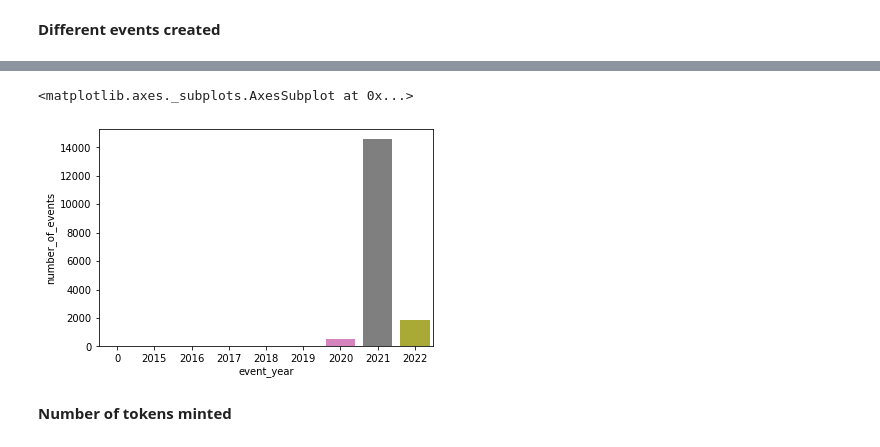
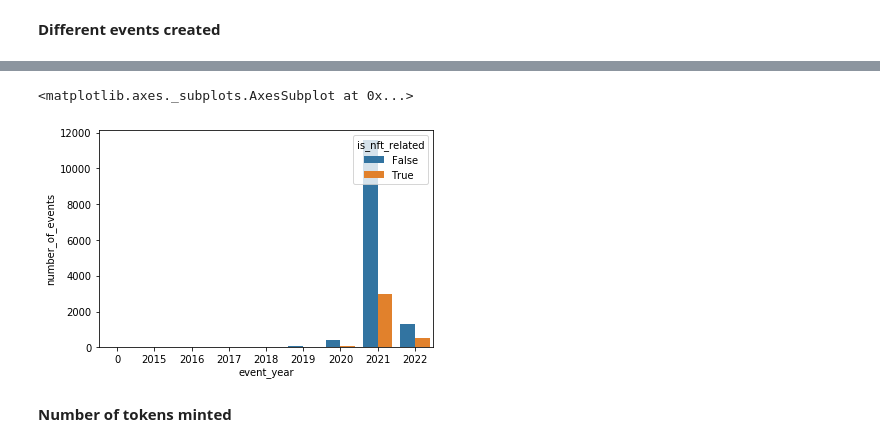
Before and after one commit to fmeiraf/poap_analysis, a Jupyter notebook: analysis/poap_general_analysis.ipynb, the cells around one changed output, grey strips where cells are left out. Drawn from its saved outputs; the diff is of its cells as text; code cells hidden in the pictures.

```diff
--- a/analysis/poap_general_analysis.ipynb
+++ b/analysis/poap_general_analysis.ipynb
@@ -20,6 +20,13 @@ dh_members, dh_proposals, dh_votes = data_cleaning.get_daohaus_cleaned_data()
 
 #Snapshot data
 snap_proposals, snap_votes, snap_creation = data_cleaning.get_snapshot_cleaned_data()
+# %%
+# Trying to measure how much of these popular events on 2021 are NFT related
+
+poap['is_nft_related'] = False
+poap.loc[(poap.event_name.str.contains('nft', case=False) )|
+     (poap.event_description.str.contains('nft', case=False)) |
+     (poap.event_url.str.contains('nft', case=False)), 'is_nft_related'] = True
 # %%
 poap.info()
 # %% [output]
@@ -66,10 +106,10 @@ poap.head()
 # %%
-ev = poap.groupby('event_year').agg(number_of_events=('event_id', 'nunique')).reset_index()
+evt = poap.groupby(['event_year', 'is_nft_related']).agg(number_of_events=('event_id', 'nunique')).reset_index()
 
-sns.barplot(data=ev, x='event_year', y='number_of_events')
+sns.barplot(data=evt, x='event_year', y='number_of_events', hue='is_nft_related')
 # %% [output]
 <matplotlib.axes._subplots.AxesSubplot at 0x...>
-[figure, old version]
+[figure, new version]
 # %% [markdown]
 **Number of tokens minted**
 # %%
```
Also changed, not shown: parts of 22 cells of this notebook, 12 other files.
